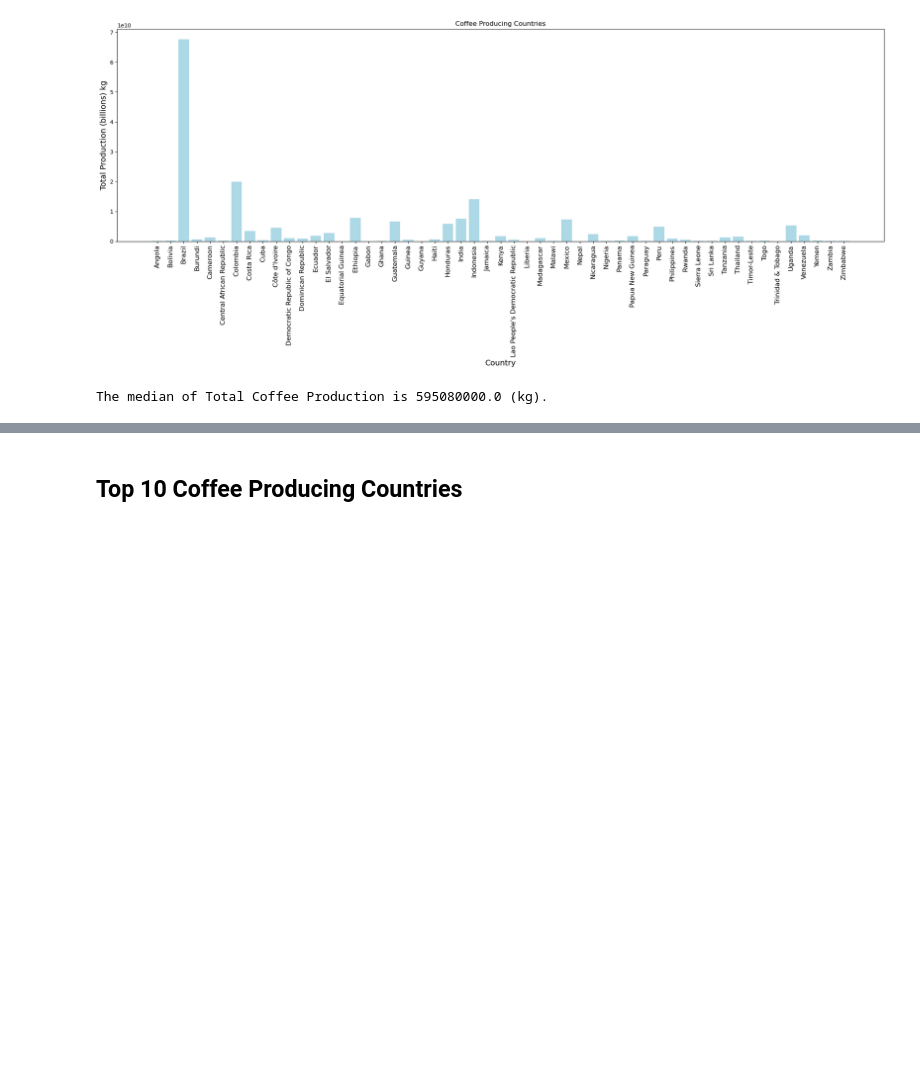
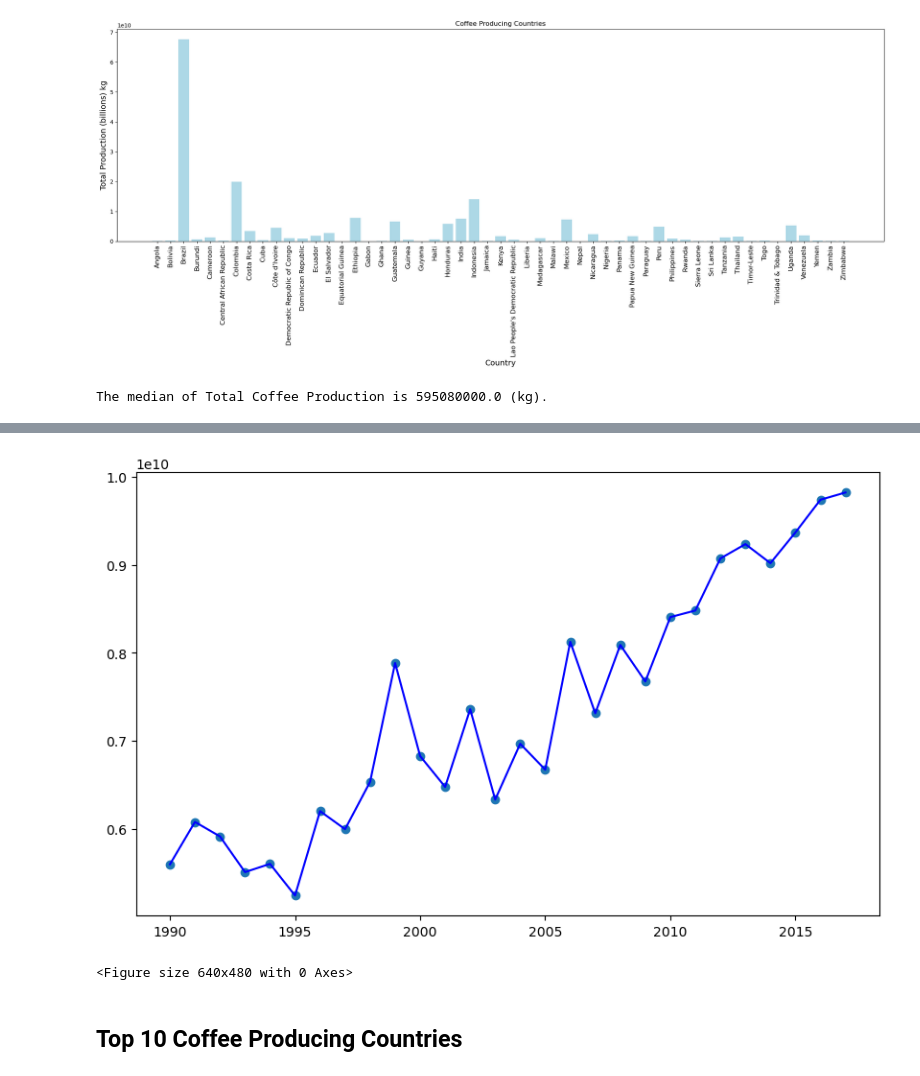
Before and after one commit to AAlbers341/project1_coffee_analysis, a Jupyter notebook: EDA/coffee_production.ipynb, the cells around one changed output, grey strips where cells are left out. Saved outputs shown, nothing was run; the diff lists cells and outputs as text; code cells hidden in the pictures; blank space fills up the shorter version.

```diff
--- a/EDA/coffee_production.ipynb
+++ b/EDA/coffee_production.ipynb
@@ -211,0 +260,4 @@ The median of Total Coffee Production is 595080000.0 (kg).
+# %%
+country_df = coffee_production_cleaned.set_index("Country")
+country_df = country_df.drop("Coffee type", axis=1)
+country_df
@@ -211,0 +310,5 @@ The median of Total Coffee Production is 595080000.0 (kg).
+# %%
+sum_by_years = country_df.groupby('Years')['Total Production'].sum()
+sum_by_years = pd.DataFrame({"Production Total by Year":sum_by_years})
+sum_by_years = sum_by_years.reset_index()
+sum_by_years.head()
@@ -212,3 +322,13 @@ The median of Total Coffee Production is 595080000.0 (kg).
+# %%
+plt.figure(figsize=(10,6))
+plt.plot(sum_by_years['Years'],sum_by_years['Production Total by Year'], color='blue')
+plt.scatter(sum_by_years['Years'],sum_by_years['Production Total by Year'])
+plt.show()
+
+plt.savefig('../Visuals/coffee_production/fig8_sum_of_production_by_year.png')
+# %% [output]
+[figure, added]
+<Figure size 640x480 with 0 Axes>
 # %% [markdown]
 ## Top 10 Coffee Producing Countries
 # %%
```
Also changed, not shown: parts of 7 cells of this notebook, 9 other files.
